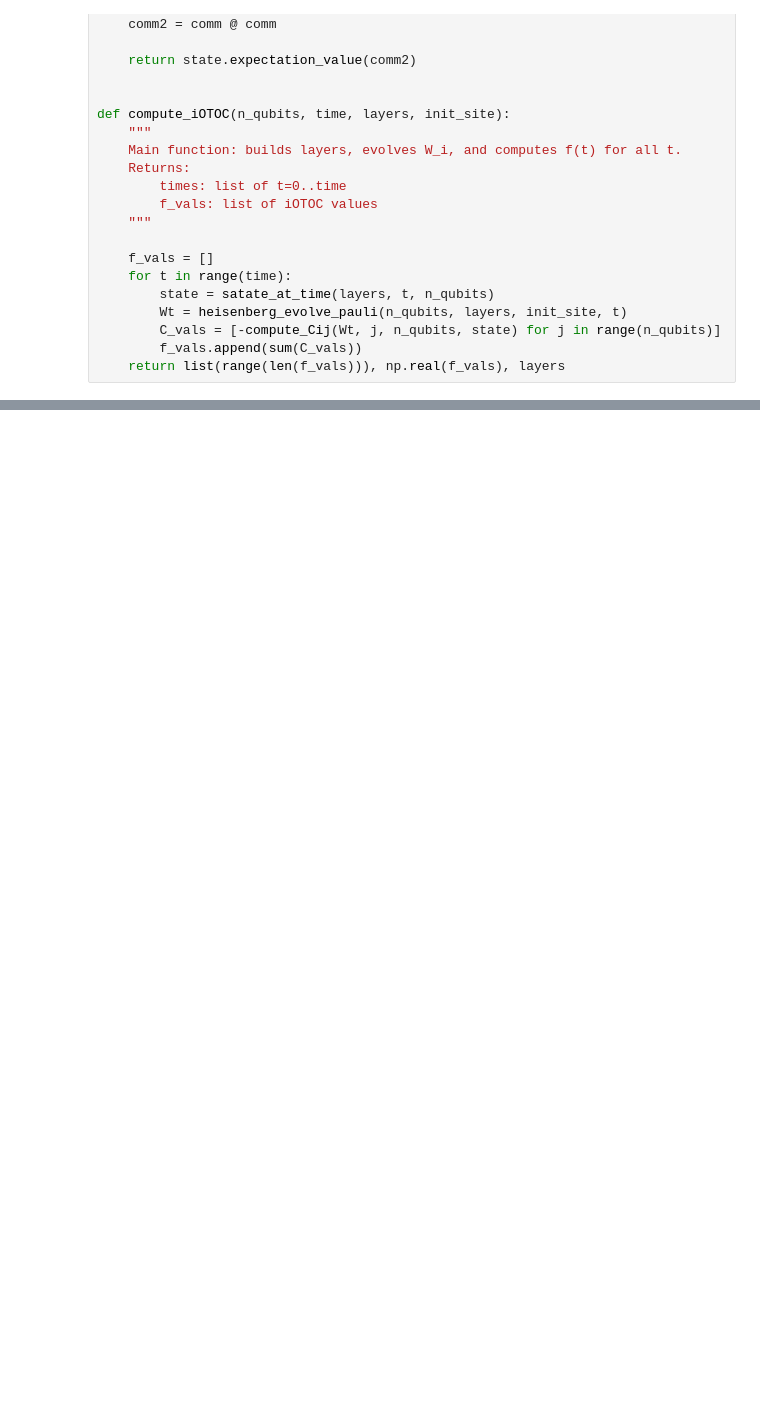
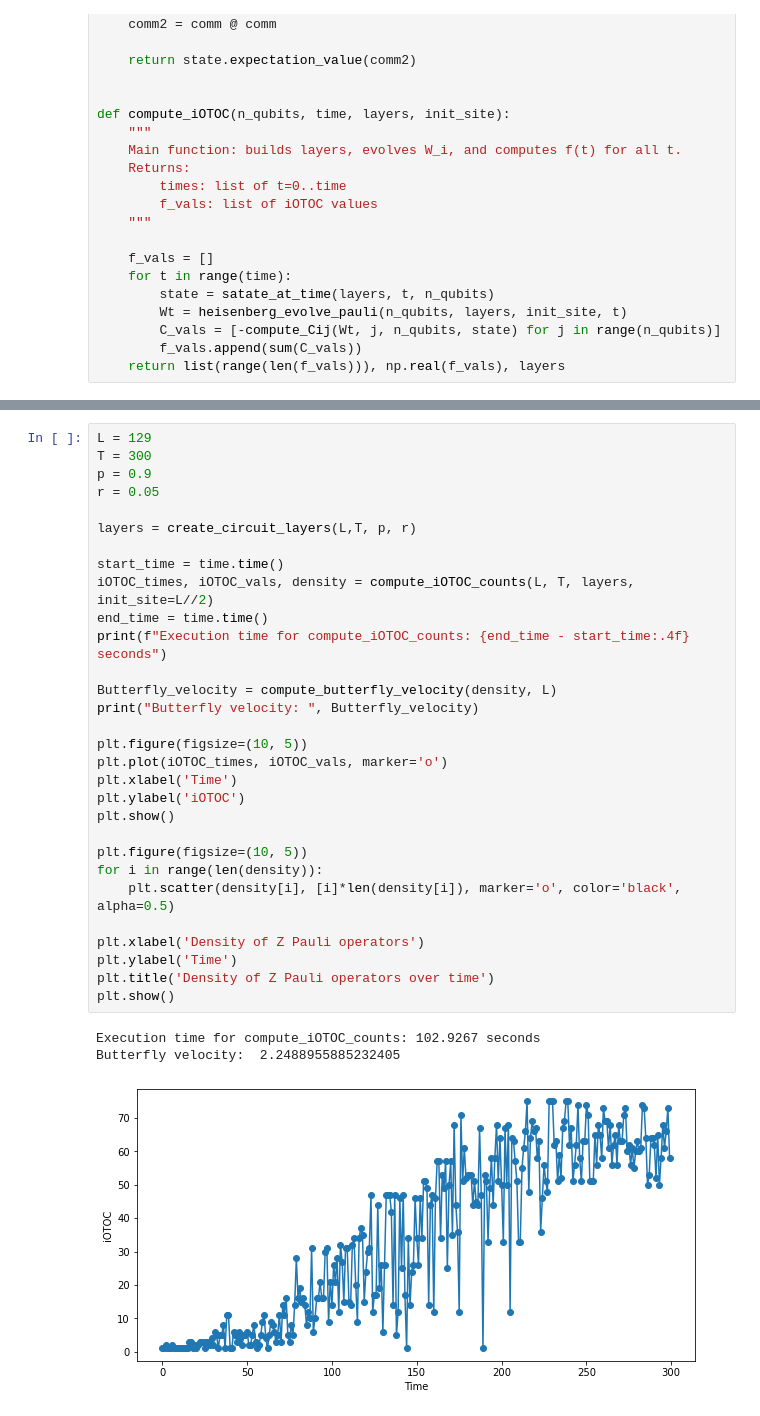
Before and after one commit to PiPevafo/OTOCs-Random-Circuits, a Jupyter notebook: scrambling_random_clifford.ipynb, the cells around one changed output, grey strips where cells are left out. Drawn from its saved outputs; the diff is of its cells as text; blank space fills up the shorter version.

```diff
--- a/scrambling_random_clifford.ipynb
+++ b/scrambling_random_clifford.ipynb
@@ -207,0 +247,34 @@ Execution time for compute_iOTOC_counts: 37.2228 seconds
+# %%
+L = 129
+T = 300
+p = 0.9
+r = 0.05
+
+layers = create_circuit_layers(L,T, p, r)
+
+start_time = time.time()
+iOTOC_times, iOTOC_vals, density = compute_iOTOC_counts(L, T, layers, init_site=L//2)
+end_time = time.time()
+print(f"Execution time for compute_iOTOC_counts: {end_time - start_time:.4f} seconds")
+
+Butterfly_velocity = compute_butterfly_velocity(density, L)
+print("Butterfly velocity: ", Butterfly_velocity)
+
+plt.figure(figsize=(10, 5))
+plt.plot(iOTOC_times, iOTOC_vals, marker='o')
+plt.xlabel('Time')
+plt.ylabel('iOTOC')
+plt.show()
+
+plt.figure(figsize=(10, 5))
+for i in range(len(density)):
+    plt.scatter(density[i], [i]*len(density[i]), marker='o', color='black', alpha=0.5)
+
+plt.xlabel('Density of Z Pauli operators')
+plt.ylabel('Time')
+plt.title('Density of Z Pauli operators over time')
+plt.show()
+# %% [output]
+Execution time for compute_iOTOC_counts: 102.9267 seconds
+Butterfly velocity:  2.2488955885232405
+[figure, added]
```
Also changed, not shown: parts of 12 cells of this notebook, 3 other files.
